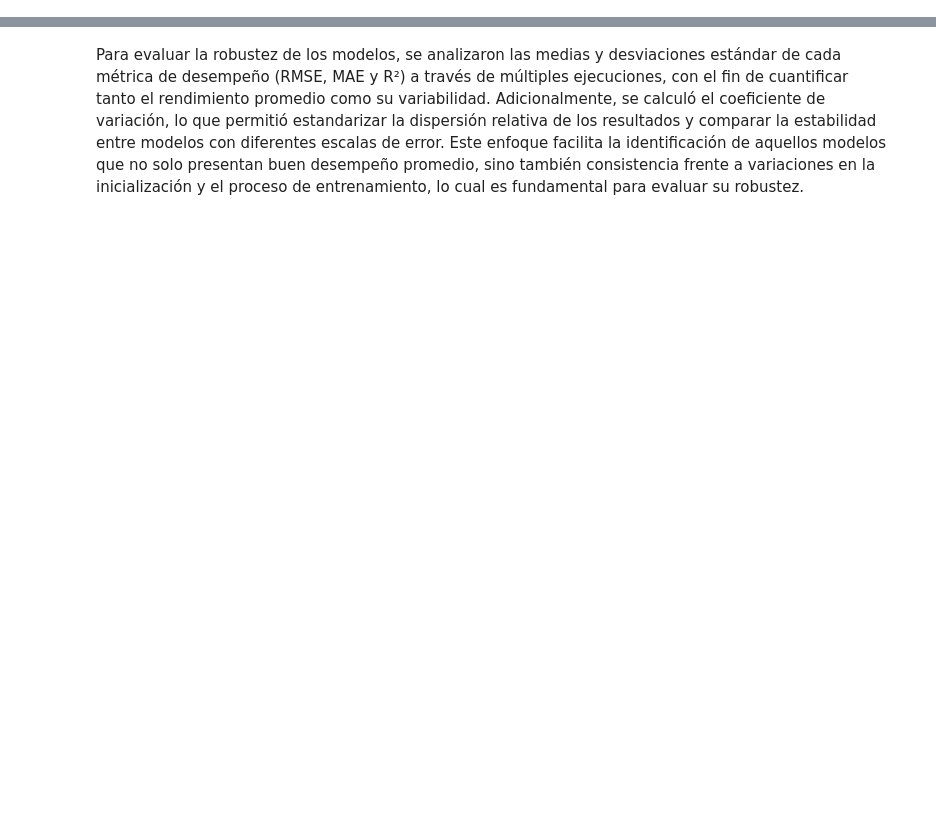
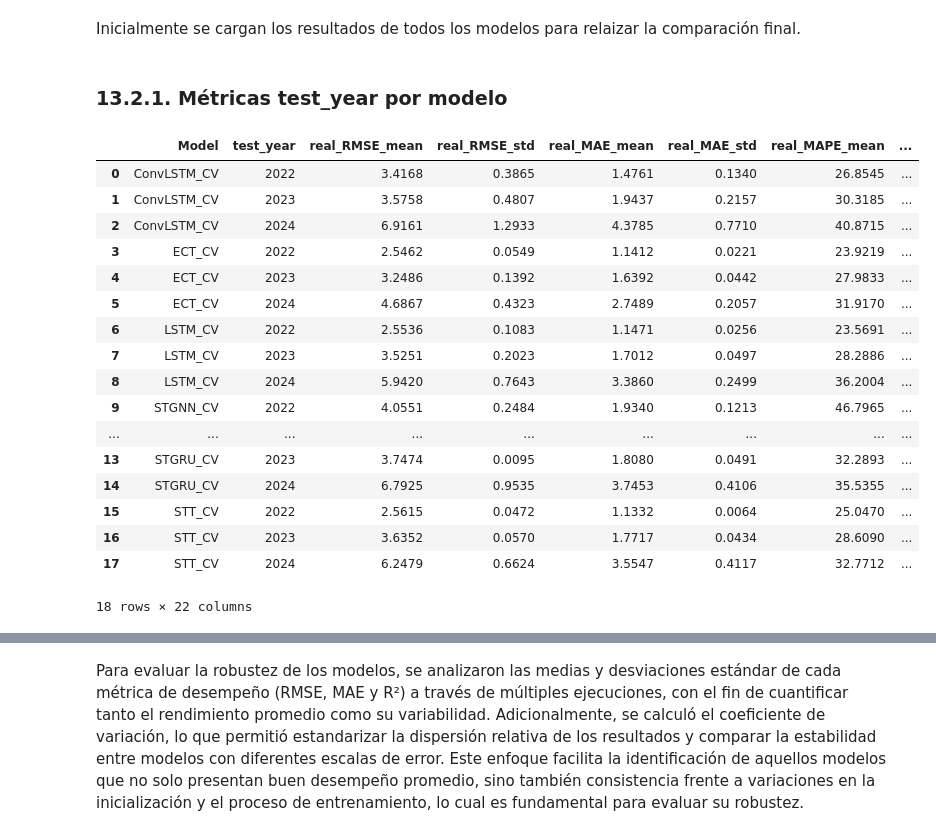
Before and after one commit to GuirlessaDeLaHoz/Proyecto_Final_Deep_Learning, a Jupyter notebook: 13_Comparación_Final.ipynb, the cells around one changed output, grey strips where cells are left out. Saved outputs shown, nothing was run; the diff lists cells and outputs as text; code cells hidden in the pictures; blank space fills up the shorter version.

```diff
--- a/13_Comparación_Final.ipynb
+++ b/13_Comparación_Final.ipynb
@@ -177,15 +15,0 @@ Para aplicar ANOVA es necesario cumplir ciertos supuestos estadísticos, princip
-# %%
-print("TEST DE NORMALIDAD (Shapiro-Wilk)\n")
-
-for model in models:
-    data = metrics_df[metrics_df["Model"] == model]["RMSE"]
-
-    stat, p = shapiro(data)
-
-    print(f"🔹 {model} - RMSE")
-    print(f"   W = {stat:.4f}, p = {p:.6f}")
-
-    if p < 0.05:
-        print("   No normal (rechaza H0)\n")
-    else:
-        print("   Normal (no se rechaza H0)\n")
@@ -214,14 +15,0 @@ Aunque la normalidad no se satisface estrictamente para todos los modelos (prueb
-# %%
-print("TEST DE LEVENE (Homogeneidad de varianzas)\n")
-
-# RMSE
-stat, p = levene(*groups_rmse)
-print(f"RMSE -> W={stat:.4f}, p={p:.6f}")
-
-# MAE
-stat, p = levene(*groups_mae)
-print(f"MAE  -> W={stat:.4f}, p={p:.6f}")
-
-# R2
-stat, p = levene(*groups_r2)
-print(f"R2   -> W={stat:.4f}, p={p:.6f}")
@@ -370,0 +18,2 @@ El análisis post-hoc de Tukey HSD aplicado al coeficiente de determinación (R
+# %% [markdown]
+Inicialmente se cargan los resultados de todos los modelos para relaizar la comparación final.
@@ -370,0 +153,35 @@ El análisis post-hoc de Tukey HSD aplicado al coeficiente de determinación (R
+# %% [markdown]
+### **13.2.1. Métricas test_year por modelo**
+# %%
+real_cols = [c for c in metrics_global_df.columns if c.startswith("real_")]
+
+summary_df = (
+    metrics_global_df
+    .groupby(["Model", "test_year"])[real_cols]
+    .agg(["mean", "std"])
+    .round(4)
+)
+
+summary_df.columns = [f"{col}_{stat}" for col, stat in summary_df.columns]
+summary_df = summary_df.reset_index()
+
+display(summary_df)
+# %% [output]
+|  | Model | test_year | real_RMSE_mean | real_RMSE_std | real_MAE_mean | real_MAE_std | real_MAPE_mean | ... |
+| 0 | ConvLSTM_CV | 2022 | 3.4168 | 0.3865 | 1.4761 | 0.1340 | 26.8545 | ... |
+| 1 | ConvLSTM_CV | 2023 | 3.5758 | 0.4807 | 1.9437 | 0.2157 | 30.3185 | ... |
+| 2 | ConvLSTM_CV | 2024 | 6.9161 | 1.2933 | 4.3785 | 0.7710 | 40.8715 | ... |
+| 3 | ECT_CV | 2022 | 2.5462 | 0.0549 | 1.1412 | 0.0221 | 23.9219 | ... |
+| 4 | ECT_CV | 2023 | 3.2486 | 0.1392 | 1.6392 | 0.0442 | 27.9833 | ... |
+| 5 | ECT_CV | 2024 | 4.6867 | 0.4323 | 2.7489 | 0.2057 | 31.9170 | ... |
+| 6 | LSTM_CV | 2022 | 2.5536 | 0.1083 | 1.1471 | 0.0256 | 23.5691 | ... |
+| 7 | LSTM_CV | 2023 | 3.5251 | 0.2023 | 1.7012 | 0.0497 | 28.2886 | ... |
+| 8 | LSTM_CV | 2024 | 5.9420 | 0.7643 | 3.3860 | 0.2499 | 36.2004 | ... |
+| 9 | STGNN_CV | 2022 | 4.0551 | 0.2484 | 1.9340 | 0.1213 | 46.7965 | ... |
+| ... | ... | ... | ... | ... | ... | ... | ... | ... |
+| 13 | STGRU_CV | 2023 | 3.7474 | 0.0095 | 1.8080 | 0.0491 | 32.2893 | ... |
+| 14 | STGRU_CV | 2024 | 6.7925 | 0.9535 | 3.7453 | 0.4106 | 35.5355 | ... |
+| 15 | STT_CV | 2022 | 2.5615 | 0.0472 | 1.1332 | 0.0064 | 25.0470 | ... |
+| 16 | STT_CV | 2023 | 3.6352 | 0.0570 | 1.7717 | 0.0434 | 28.6090 | ... |
+| 17 | STT_CV | 2024 | 6.2479 | 0.6624 | 3.5547 | 0.4117 | 32.7712 | ... |
+18 rows × 22 columns
```
Also changed, not shown: parts of 89 cells of this notebook, 6 other files.
